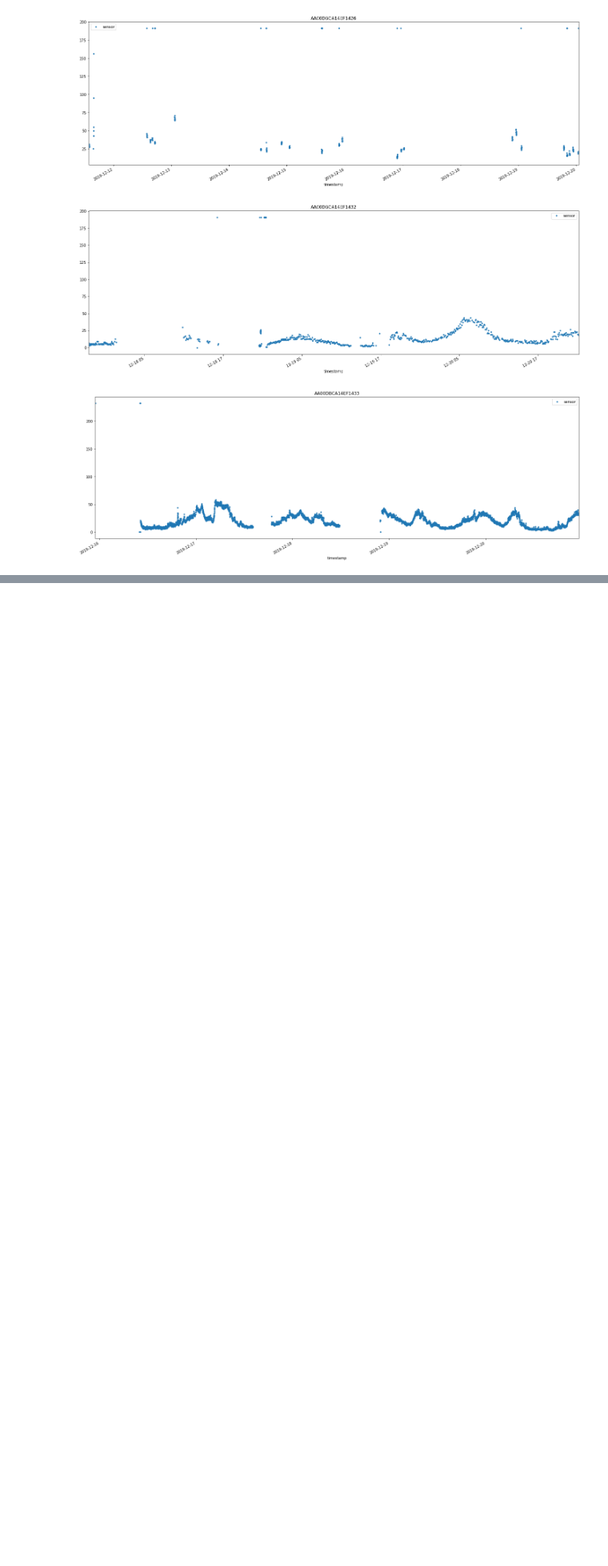
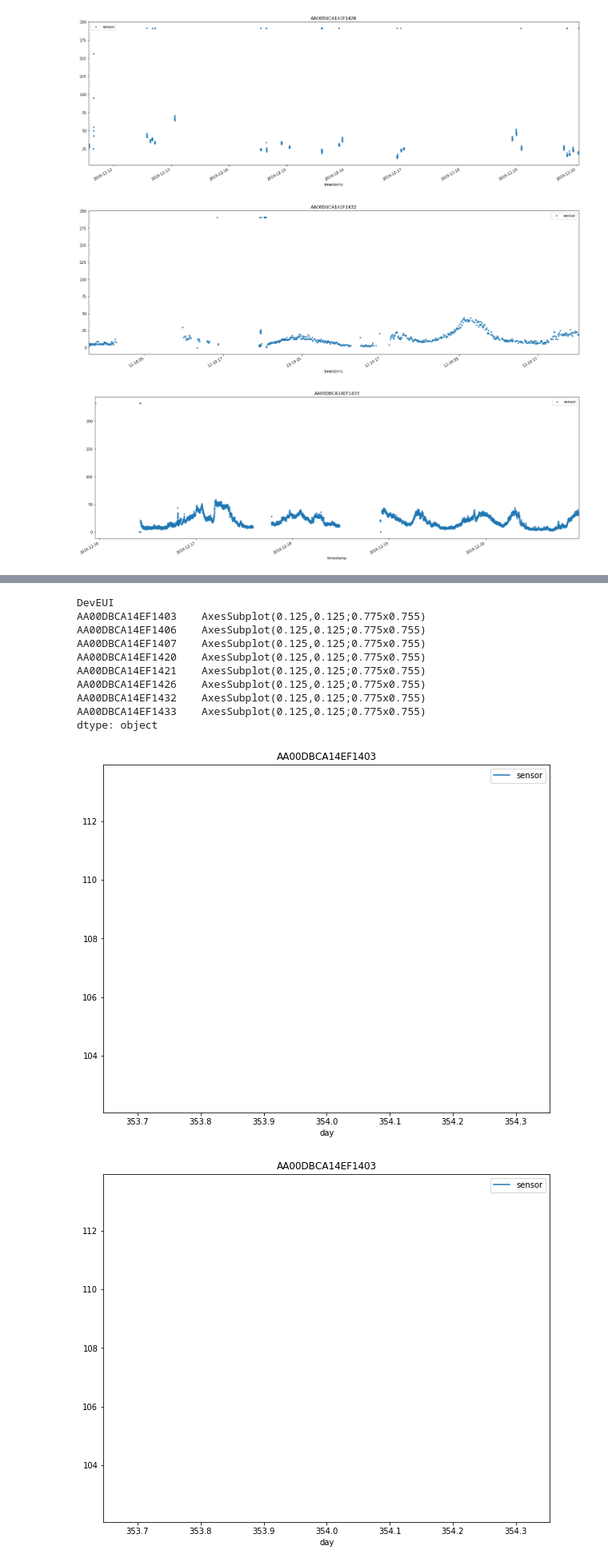
Before and after one commit to anythingth2/PM2.5_Analysis, a Jupyter notebook: EDA_TGR.ipynb, the cells around one changed output, grey strips where cells are left out. Shown at 80% size. Drawn from its saved outputs; the diff is of its cells as text; code cells hidden in the pictures; blank space fills up the shorter version.

```diff
--- a/EDA.ipynb
+++ b/EDA_TGR.ipynb
@@ -82,3 +82,8 @@ device_sensor = sensor_df.groupby('DevEUI').apply(
 [figure]
 [figure]
 [figure]
+# %%
+sensor_df.groupby(['DevEUI', 'day']).mean().reset_index().groupby(['DevEUI']).apply(
+    lambda device: device.sort_values('day')[['day', 'sensor']]
+    .plot(x='day', y='sensor', kind='line', title=device.name, figsize=(10, 8)))
+# %% [output]
@@ -84,0 +96,12 @@ device_sensor = sensor_df.groupby('DevEUI').apply(
+DevEUI
+AA00DBCA14EF1403    AxesSubplot(0.125,0.125;0.775x0.755)
+AA00DBCA14EF1406    AxesSubplot(0.125,0.125;0.775x0.755)
+AA00DBCA14EF1407    AxesSubplot(0.125,0.125;0.775x0.755)
+AA00DBCA14EF1420    AxesSubplot(0.125,0.125;0.775x0.755)
+AA00DBCA14EF1421    AxesSubplot(0.125,0.125;0.775x0.755)
+AA00DBCA14EF1426    AxesSubplot(0.125,0.125;0.775x0.755)
+AA00DBCA14EF1432    AxesSubplot(0.125,0.125;0.775x0.755)
+AA00DBCA14EF1433    AxesSubplot(0.125,0.125;0.775x0.755)
+dtype: object
+[figure, added]
+[figure, added]
```
Also changed, not shown: parts of 1 cell of this notebook.
